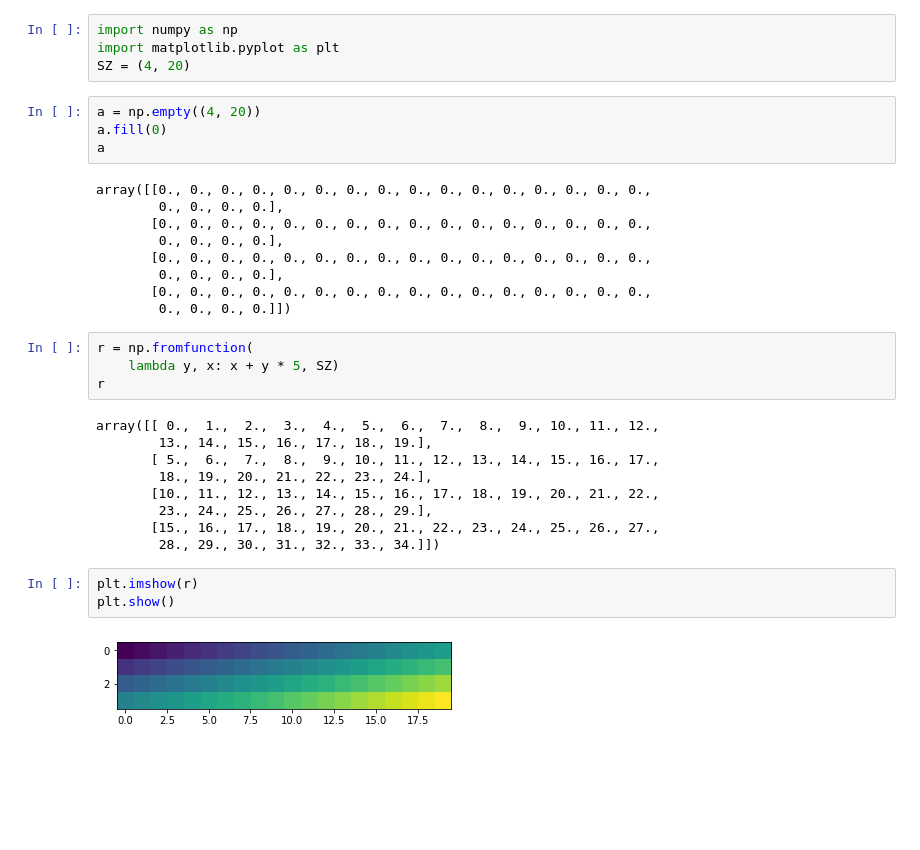
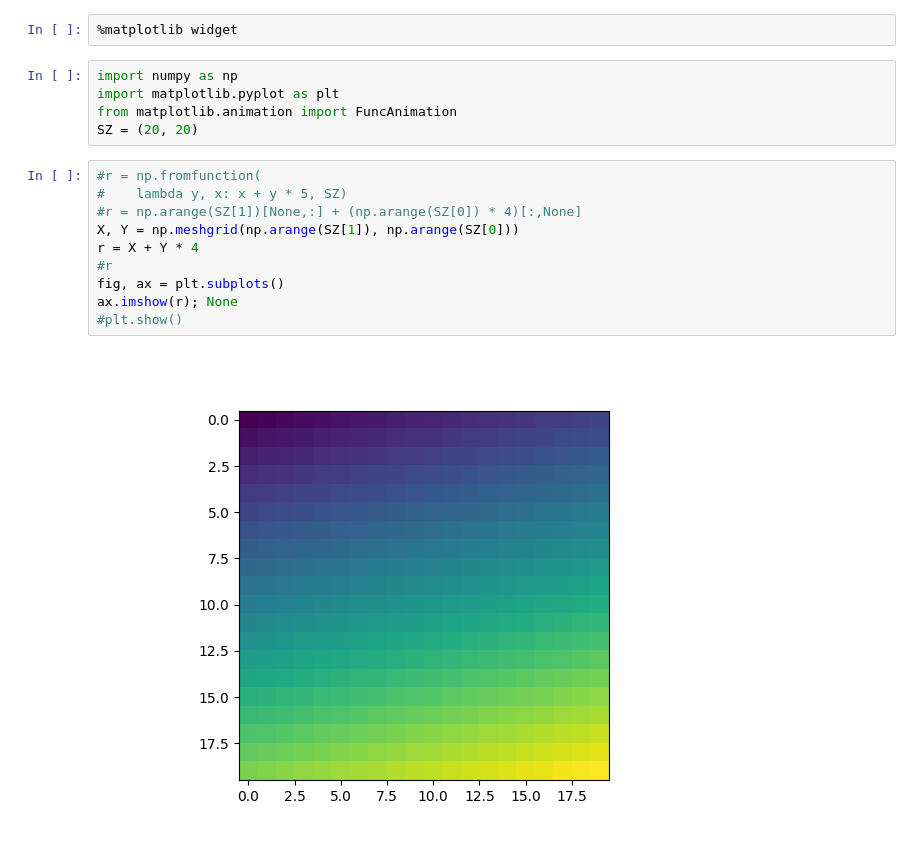
Before and after one commit to wardi/cpu, a Jupyter notebook: no-moon/plasma.ipynb, the cells around one changed output. Cells and saved outputs as stored; diff of their text form; blank space fills up the shorter version.

```diff
--- a/no-moon/plasma.ipynb
+++ b/no-moon/plasma.ipynb
@@ -1,36 +1,20 @@
+# %%
+%matplotlib widget
 # %%
 import numpy as np
 import matplotlib.pyplot as plt
-SZ = (4, 20)
+from matplotlib.animation import FuncAnimation
+SZ = (20, 20)
-# %%
-a = np.empty((4, 20))
-a.fill(0)
-a
-# %% [output]
-array([[0., 0., 0., 0., 0., 0., 0., 0., 0., 0., 0., 0., 0., 0., 0., 0.,
-        0., 0., 0., 0.],
-       [0., 0., 0., 0., 0., 0., 0., 0., 0., 0., 0., 0., 0., 0., 0., 0.,
-        0., 0., 0., 0.],
-       [0., 0., 0., 0., 0., 0., 0., 0., 0., 0., 0., 0., 0., 0., 0., 0.,
-        0., 0., 0., 0.],
-       [0., 0., 0., 0., 0., 0., 0., 0., 0., 0., 0., 0., 0., 0., 0., 0.,
-        0., 0., 0., 0.]])
 # %%
-r = np.fromfunction(
-    lambda y, x: x + y * 5, SZ)
-r
+#r = np.fromfunction(
+#    lambda y, x: x + y * 5, SZ)
+#r = np.arange(SZ[1])[None,:] + (np.arange(SZ[0]) * 4)[:,None]
+X, Y = np.meshgrid(np.arange(SZ[1]), np.arange(SZ[0]))
+r = X + Y * 4
+#r
+fig, ax = plt.subplots()
+ax.imshow(r); None
+#plt.show()
 # %% [output]
-array([[ 0.,  1.,  2.,  3.,  4.,  5.,  6.,  7.,  8.,  9., 10., 11., 12.,
-        13., 14., 15., 16., 17., 18., 19.],
-       [ 5.,  6.,  7.,  8.,  9., 10., 11., 12., 13., 14., 15., 16., 17.,
-        18., 19., 20., 21., 22., 23., 24.],
-       [10., 11., 12., 13., 14., 15., 16., 17., 18., 19., 20., 21., 22.,
-        23., 24., 25., 26., 27., 28., 29.],
-       [15., 16., 17., 18., 19., 20., 21., 22., 23., 24., 25., 26., 27.,
-        28., 29., 30., 31., 32., 33., 34.]])
+[figure, added]
-# %%
-plt.imshow(r)
-plt.show()
-# %% [output]
-[figure, removed]
 # %%
```
Also changed, not shown: parts of 4 cells of this notebook.
